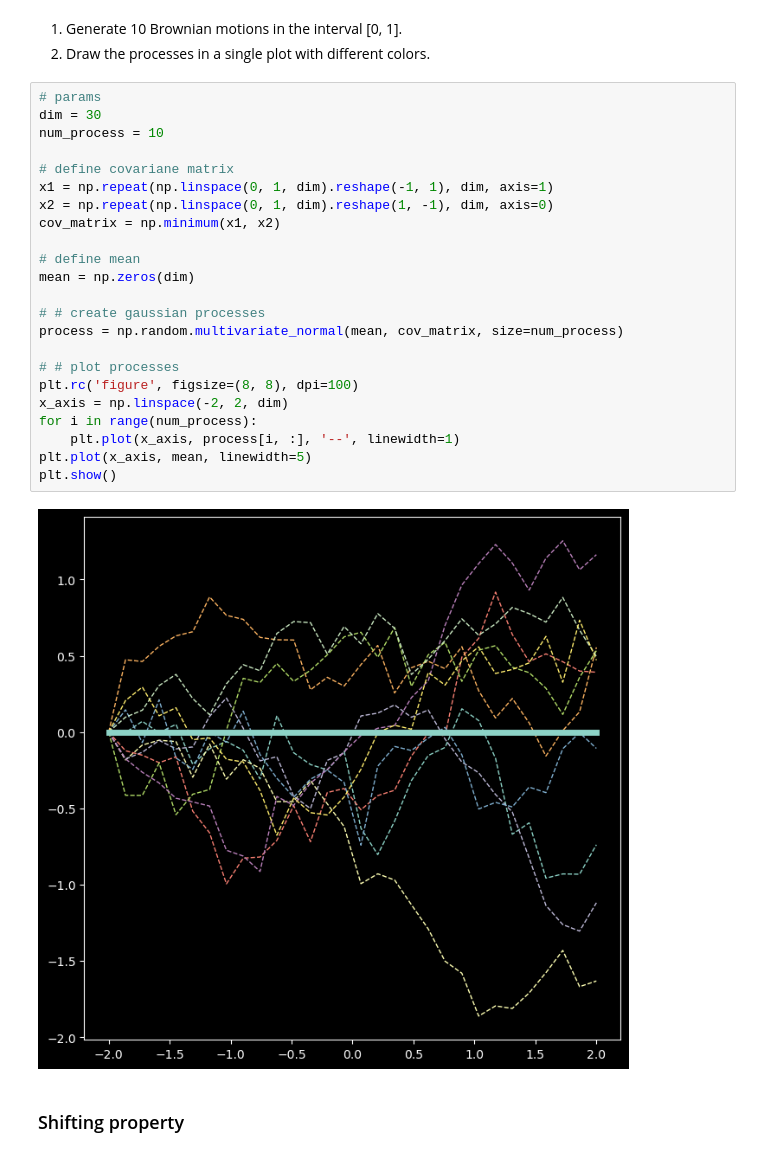
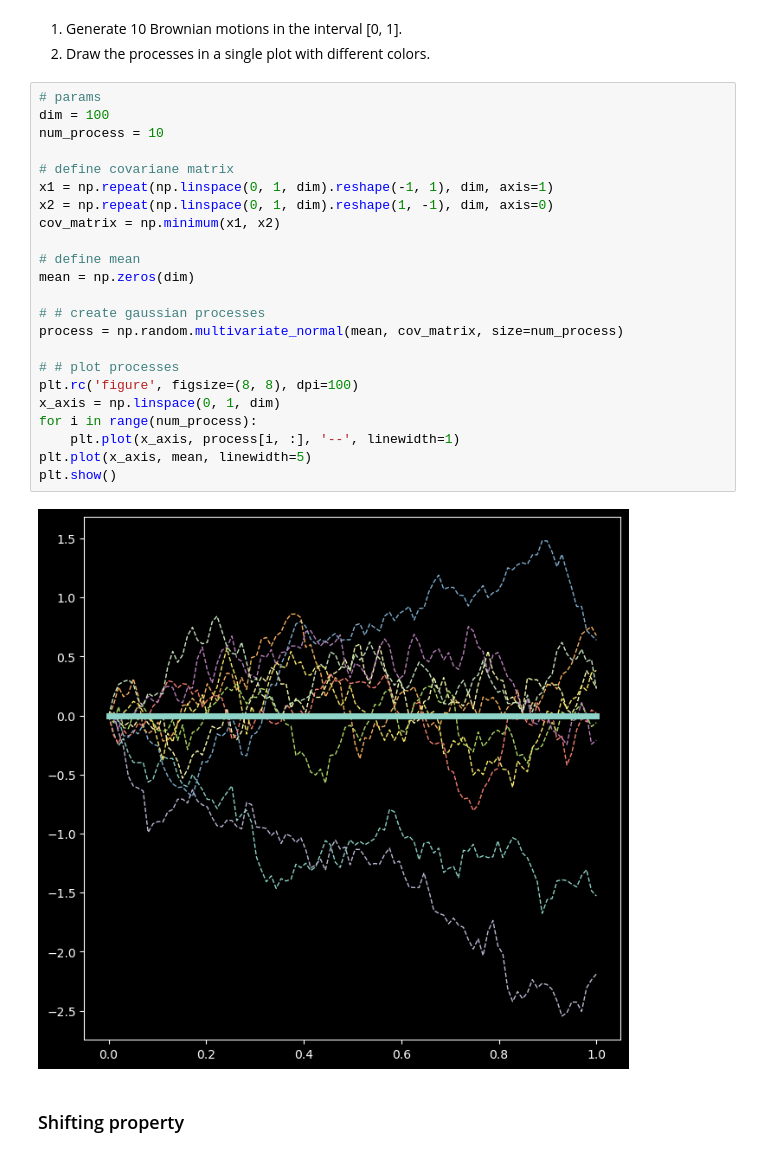
Before and after one commit to mohammadmozafari/stochastic-processes, a Jupyter notebook: hw1/Gaussian Process.ipynb, the cells around one changed output. Saved outputs shown, nothing was run; the diff lists cells and outputs as text.

Commit message:
Visualize Brownian motion properties

```diff
--- a/hw1/Gaussian Process.ipynb
+++ b/hw1/Gaussian Process.ipynb
@@ -57,29 +57,29 @@ A standard Brownian motion as a Gaussian process has zero mean, and kernel $k(s,
 2. Draw the processes in a single plot with different colors.
 # %%
 # params
-dim = 30
+dim = 100
 num_process = 10
 
 # define covariane matrix
 x1 = np.repeat(np.linspace(0, 1, dim).reshape(-1, 1), dim, axis=1)
 x2 = np.repeat(np.linspace(0, 1, dim).reshape(1, -1), dim, axis=0)
 cov_matrix = np.minimum(x1, x2)
 
 # define mean
 mean = np.zeros(dim)
 
 # # create gaussian processes
 process = np.random.multivariate_normal(mean, cov_matrix, size=num_process)
 
 # # plot processes
 plt.rc('figure', figsize=(8, 8), dpi=100)
-x_axis = np.linspace(-2, 2, dim)
+x_axis = np.linspace(0, 1, dim)
 for i in range(num_process):
     plt.plot(x_axis, process[i, :], '--', linewidth=1)
 plt.plot(x_axis, mean, linewidth=5)
 plt.show()
 # %% [output]
-[figure, old version]
+[figure, new version]
 # %% [markdown]
 ### Shifting property
 # %% [markdown]
```
Also changed, not shown: parts of 7 cells of this notebook.
